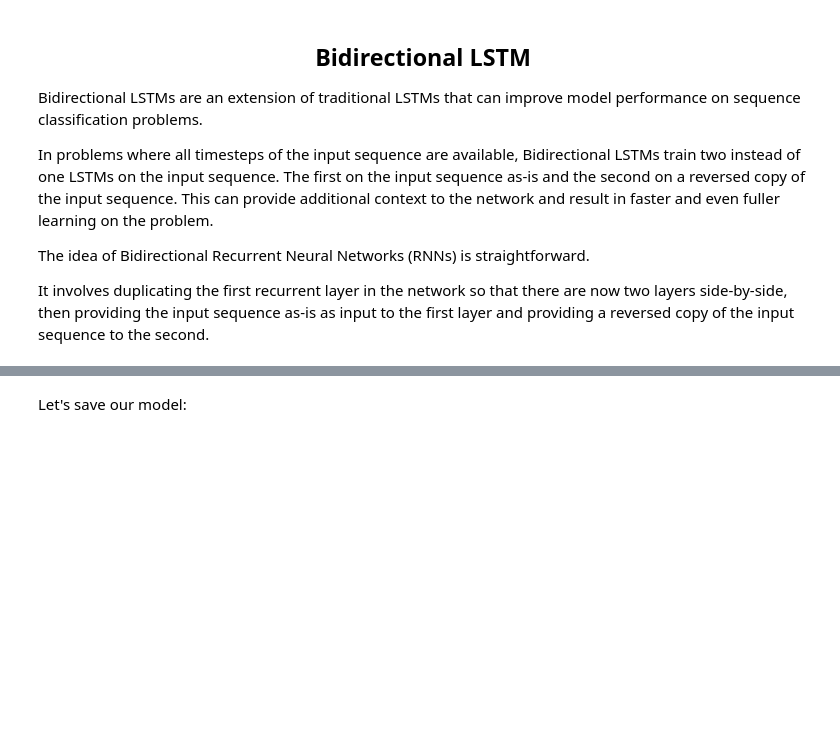
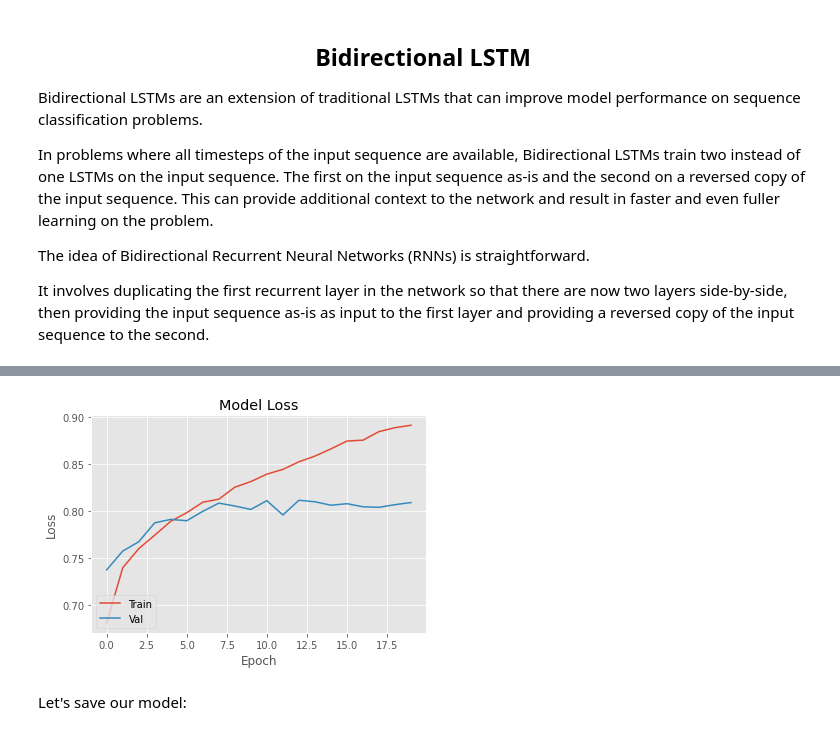
Before and after one commit to jackshendrikov/sentimento, a Jupyter notebook: Part III - Training and Development of Different LSTM Models.ipynb, the cells around one changed output, grey strips where cells are left out. Drawn from its saved outputs; the diff is of its cells as text; code cells hidden in the pictures; blank space fills up the shorter version.

Commit message:
Run and save all models

```diff
--- a/Part III - Training and Development of Different LSTM Models.ipynb
+++ b/Part III - Training and Development of Different LSTM Models.ipynb
@@ -368,2 +538,2 @@ print(modelBiLstm.summary())
 # %%
-model_Bi_LSTM_hist = model_Bi_LSTM.fit(x_train, np.asarray(y_train), epochs=n_epoch, batch_size=n_batch, validation_data=[x_val, np.asarray(y_val)])
+model_Bi_LSTM_hist = model_Bi_LSTM.fit(x_train, np.asarray(y_train), epochs=n_epoch, batch_size=n_batch, validation_data=(x_val, np.asarray(y_val)))
@@ -383,13 +577,15 @@ plt.show()
 # %%
-plt.plot(model_Bi_LSTM_hist.history['acc'])
-plt.plot(model_Bi_LSTM_hist.history['val_acc'])
+plt.plot(model_Bi_LSTM_hist.history['accuracy'])
+plt.plot(model_Bi_LSTM_hist.history['val_accuracy'])
 
 plt.title('Model Loss')
 plt.ylabel('Loss')
 plt.xlabel('Epoch')
 plt.legend(['Train', 'Val'], loc='lower left')
 
 plt.show()
+# %% [output]
+[figure, added]
 # %% [markdown]
 Let's save our model:
 # %%
```
Also changed, not shown: parts of 32 cells of this notebook, 5 other files.
